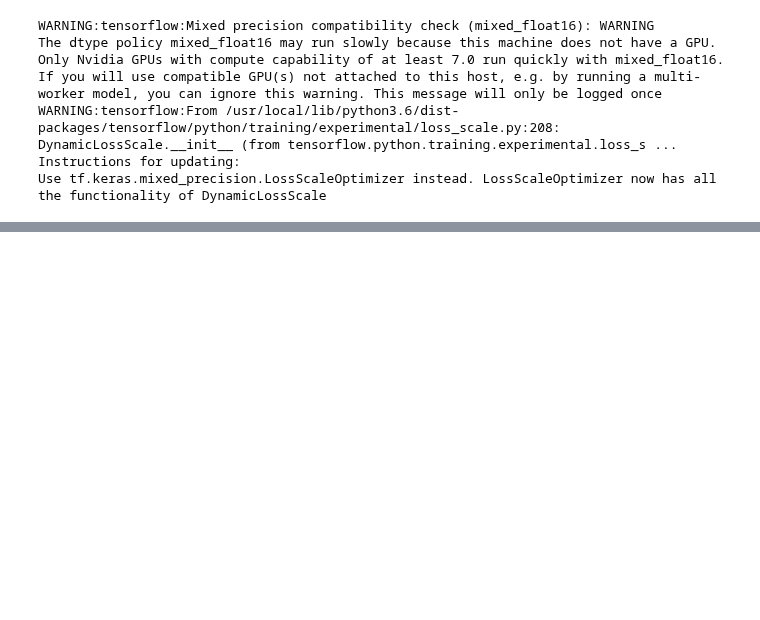
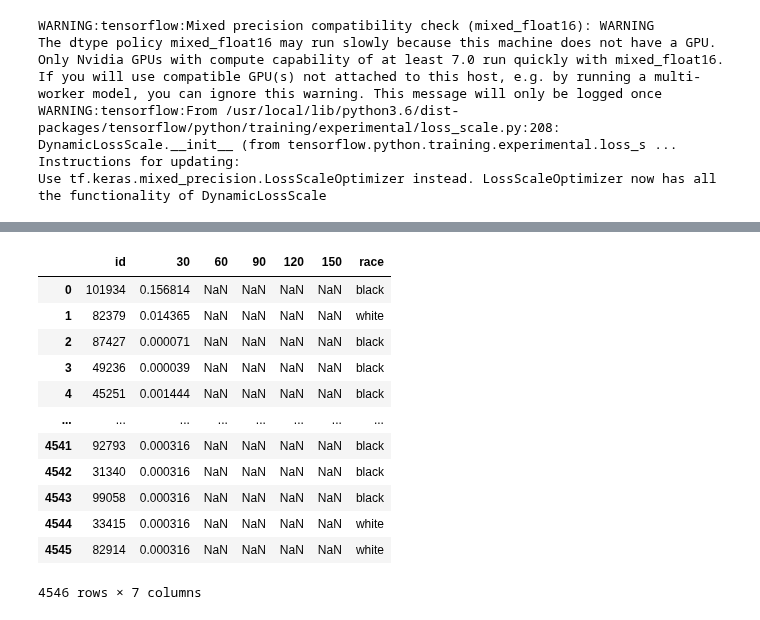
Before and after one commit to Centrattic/race, a Jupyter notebook: classifier_experiments/shadow_regions_experiment1_systemic_brightening.ipynb, the cells around one changed output, grey strips where cells are left out. Drawn from its saved outputs; the diff is of its cells as text; code cells hidden in the pictures; blank space fills up the shorter version.

```diff
--- a/classifier_experiments/shadow_regions_experiment1_systemic_brightening.ipynb
+++ b/classifier_experiments/shadow_regions_experiment1_systemic_brightening.ipynb
@@ -121,0 +124,19 @@ predict_on_images(dataset_path, all_predictions, '30', False, 'below', 'brighten
+# %%
+bright_preds = pd.read_csv("/users/riya/race/classifier_experiments/predictions/experiment1_plus_systemic_brightening/"
+                           + "brightened_predictions.csv", usecols = ['id', 'race','30', '60', '90', '120', '150'])
+# %%
+bright_preds
+# %% [output]
+|  | id | 30 | 60 | 90 | 120 | 150 | race |
+| 0 | 101934 | 0.156814 | NaN | NaN | NaN | NaN | black |
+| 1 | 82379 | 0.014365 | NaN | NaN | NaN | NaN | white |
+| 2 | 87427 | 0.000071 | NaN | NaN | NaN | NaN | black |
+| 3 | 49236 | 0.000039 | NaN | NaN | NaN | NaN | black |
+| 4 | 45251 | 0.001444 | NaN | NaN | NaN | NaN | black |
+| ... | ... | ... | ... | ... | ... | ... | ... |
+| 4541 | 92793 | 0.000316 | NaN | NaN | NaN | NaN | black |
+| 4542 | 31340 | 0.000316 | NaN | NaN | NaN | NaN | black |
+| 4543 | 99058 | 0.000316 | NaN | NaN | NaN | NaN | black |
+| 4544 | 33415 | 0.000316 | NaN | NaN | NaN | NaN | white |
+| 4545 | 82914 | 0.000316 | NaN | NaN | NaN | NaN | white |
+4546 rows × 7 columns
```
Also changed, not shown: parts of 29 cells of this notebook, 1 other file.
